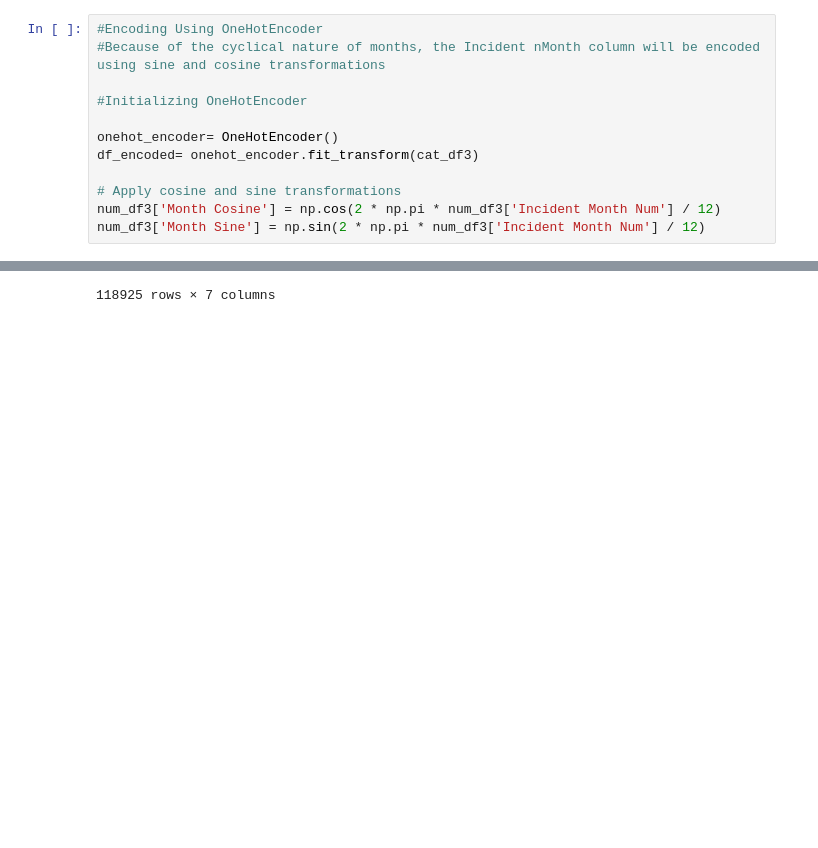
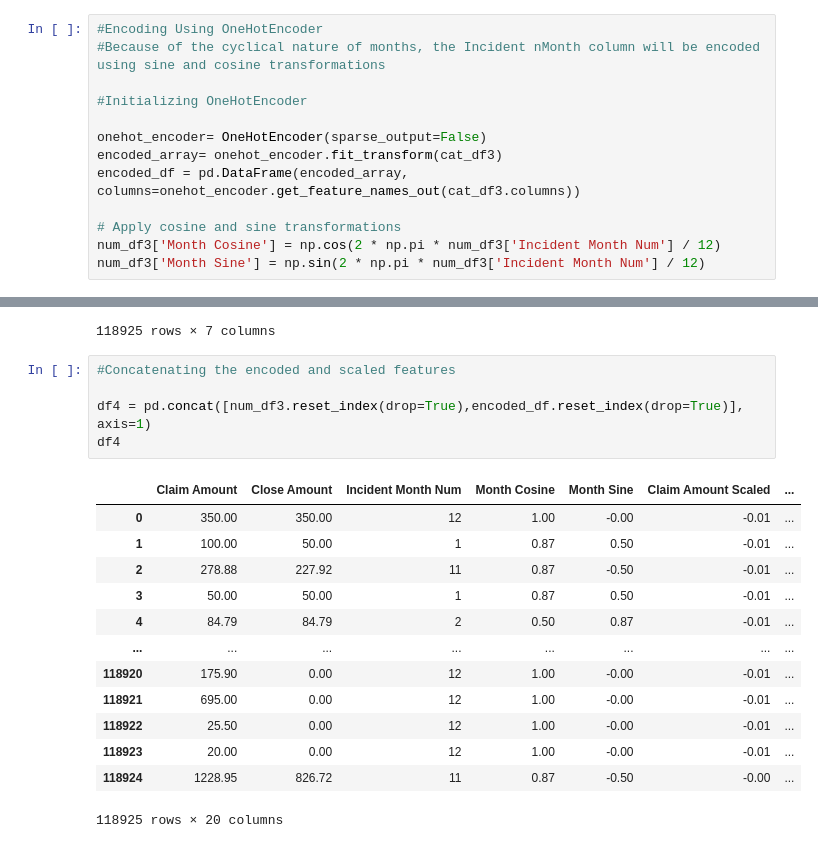
Before and after one commit to btokoli/Risk-Radar-Clustering-Airports-by-Claim-Patterns-to-Spotlight-High-Risk-Hubs, a Jupyter notebook: airportAnalysis.ipynb, the cells around one changed output, grey strips where cells are left out. Cells and saved outputs as stored; diff of their text form; blank space fills up the shorter version.

```diff
--- a/airportAnalysis.ipynb
+++ b/airportAnalysis.ipynb
@@ -659,8 +651,9 @@ num_df3
 
 #Initializing OneHotEncoder
 
-onehot_encoder= OneHotEncoder()
-df_encoded= onehot_encoder.fit_transform(cat_df3)
+onehot_encoder= OneHotEncoder(sparse_output=False)
+encoded_array= onehot_encoder.fit_transform(cat_df3)
+encoded_df = pd.DataFrame(encoded_array, columns=onehot_encoder.get_feature_names_out(cat_df3.columns))
 
 # Apply cosine and sine transformations
 num_df3['Month Cosine'] = np.cos(2 * np.pi * num_df3['Incident Month Num'] / 12)
@@ -685,3 +678,22 @@ num_df3
 | 145141 | 20.00 | 0.00 | 12 | 1.00 | -0.00 | -0.01 | ... |
 | 145143 | 1228.95 | 826.72 | 11 | 0.87 | -0.50 | -0.00 | ... |
 118925 rows × 7 columns
+# %%
+#Concatenating the encoded and scaled features
+
+df4 = pd.concat([num_df3.reset_index(drop=True),encoded_df.reset_index(drop=True)], axis=1)
+df4
+# %% [output]
+|  | Claim Amount | Close Amount | Incident Month Num | Month Cosine | Month Sine | Claim Amount Scaled | ... |
+| 0 | 350.00 | 350.00 | 12 | 1.00 | -0.00 | -0.01 | ... |
+| 1 | 100.00 | 50.00 | 1 | 0.87 | 0.50 | -0.01 | ... |
+| 2 | 278.88 | 227.92 | 11 | 0.87 | -0.50 | -0.01 | ... |
+| 3 | 50.00 | 50.00 | 1 | 0.87 | 0.50 | -0.01 | ... |
+| 4 | 84.79 | 84.79 | 2 | 0.50 | 0.87 | -0.01 | ... |
+| ... | ... | ... | ... | ... | ... | ... | ... |
+| 118920 | 175.90 | 0.00 | 12 | 1.00 | -0.00 | -0.01 | ... |
+| 118921 | 695.00 | 0.00 | 12 | 1.00 | -0.00 | -0.01 | ... |
+| 118922 | 25.50 | 0.00 | 12 | 1.00 | -0.00 | -0.01 | ... |
+| 118923 | 20.00 | 0.00 | 12 | 1.00 | -0.00 | -0.01 | ... |
+| 118924 | 1228.95 | 826.72 | 11 | 0.87 | -0.50 | -0.00 | ... |
+118925 rows × 20 columns
```
Also changed, not shown: parts of 3 cells of this notebook.
